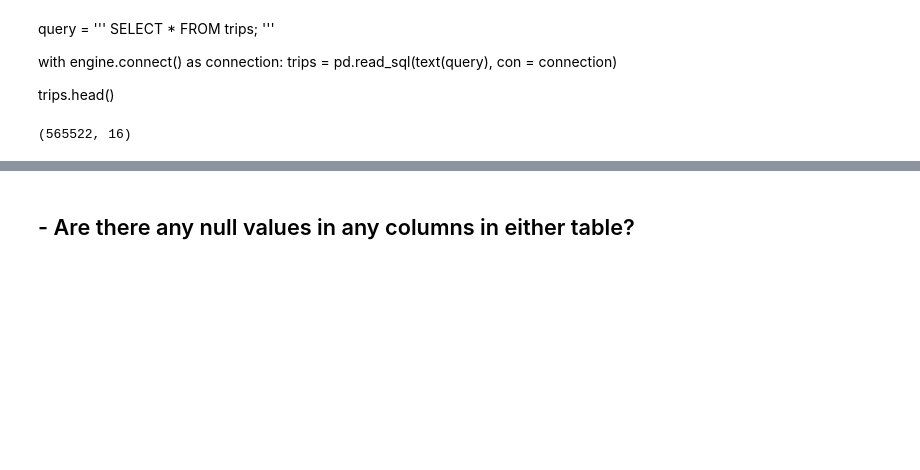
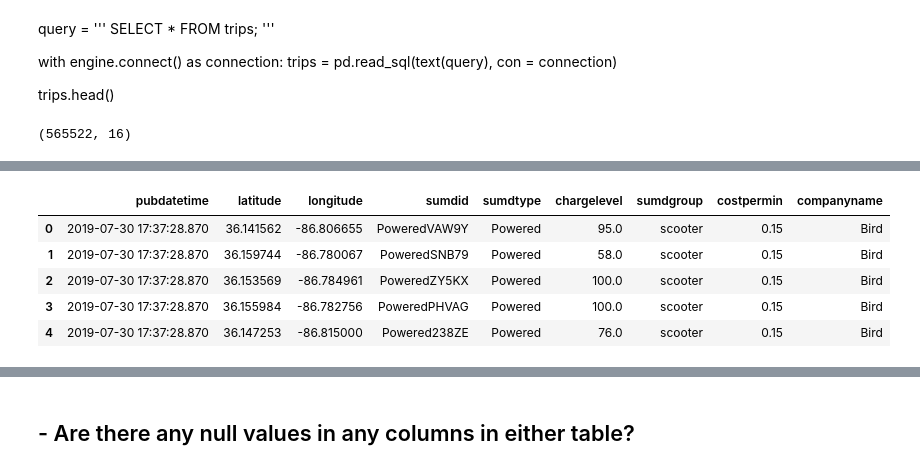
Before and after one commit to NSS-Data-Analytics-Cohort-11/scooters-hot_honey, a Jupyter notebook: notebooks/Scooters.ipynb, the cells around one changed output, grey strips where cells are left out. Saved outputs shown, nothing was run; the diff lists cells and outputs as text; code cells hidden in the pictures; blank space fills up the shorter version.

```diff
--- a/notebooks/Scooters.ipynb
+++ b/notebooks/Scooters.ipynb
@@ -198,0 +213,13 @@ tripsdf.shape
+# %%
+#Concat to create the scooters table
+scooters_list = [birddf, boltdf, gotchadf, jumpdf, limedf, lyftdf, spindf]
+scootersdf = pd.concat(scooters_list)
+# %%
+scootersdf.head()
+# %% [output]
+|  | pubdatetime | latitude | longitude | sumdid | sumdtype | chargelevel | sumdgroup | costpermin | companyname |
+| 0 | 2019-07-30 17:37:28.870 | 36.141562 | -86.806655 | PoweredVAW9Y | Powered | 95.0 | scooter | 0.15 | Bird |
+| 1 | 2019-07-30 17:37:28.870 | 36.159744 | -86.780067 | PoweredSNB79 | Powered | 58.0 | scooter | 0.15 | Bird |
+| 2 | 2019-07-30 17:37:28.870 | 36.153569 | -86.784961 | PoweredZY5KX | Powered | 100.0 | scooter | 0.15 | Bird |
+| 3 | 2019-07-30 17:37:28.870 | 36.155984 | -86.782756 | PoweredPHVAG | Powered | 100.0 | scooter | 0.15 | Bird |
+| 4 | 2019-07-30 17:37:28.870 | 36.147253 | -86.815000 | Powered238ZE | Powered | 76.0 | scooter | 0.15 | Bird |
```
Also changed, not shown: parts of 49 cells of this notebook.
